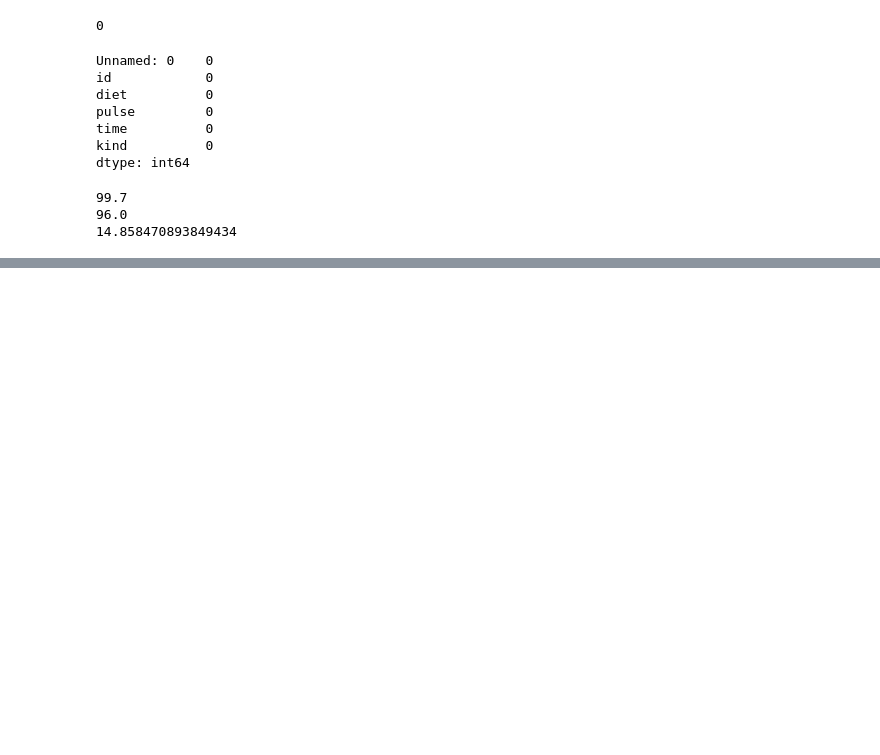
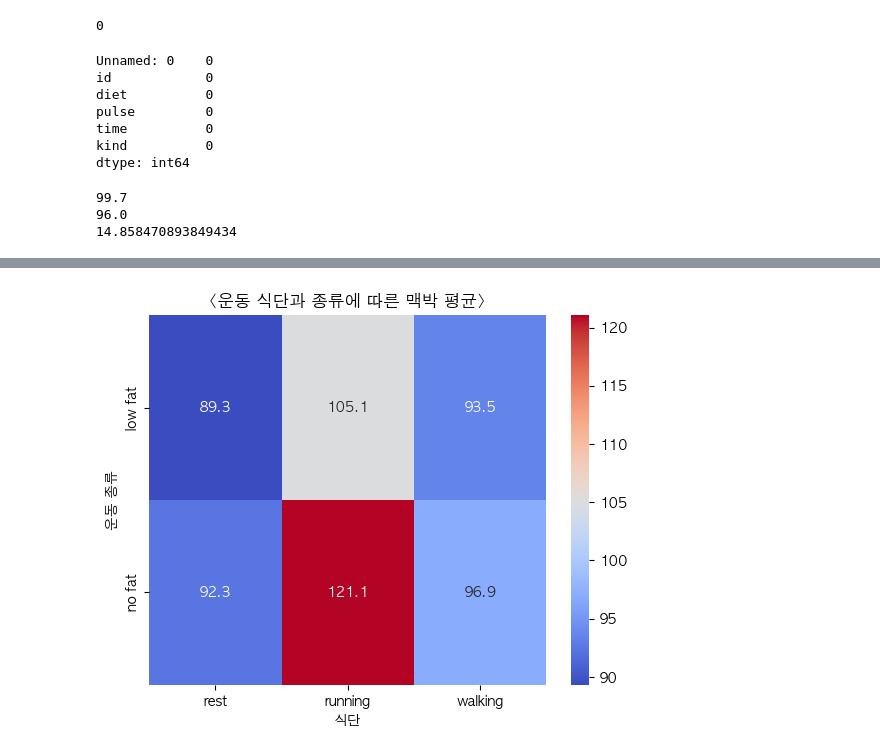
Before and after one commit to choewoojin/choewj, a Jupyter notebook: data_analysis/01_exercise/notebook/data_analysis.ipynb, the cells around one changed output, grey strips where cells are left out. Saved outputs shown, nothing was run; the diff lists cells and outputs as text; code cells hidden in the pictures; blank space fills up the shorter version.

```diff
--- a/data_analysis/01_exercise/notebook/data_analysis.ipynb
+++ b/data_analysis/01_exercise/notebook/data_analysis.ipynb
@@ -120,0 +131,13 @@ kind_pulse_mean
+# %%
+pv_table_2 = exercise_df.pivot_table(index='diet', columns='kind', values='pulse')
+
+
+sns.heatmap(data=pv_table_2, annot=True, cmap='coolwarm', fmt='.1f')
+plt.title('<운동 식단과 종류에 따른 맥박 평균>')
+plt.xlabel('식단')
+plt.ylabel('운동 종류')
+
+plt.savefig("../results/visualizations/individual_sample_results/pulse_mean_by_kind_and_diet")
+plt.show()
+# %% [output]
+[figure, added]
```
Also changed, not shown: parts of 9 cells of this notebook, 9 other files.
